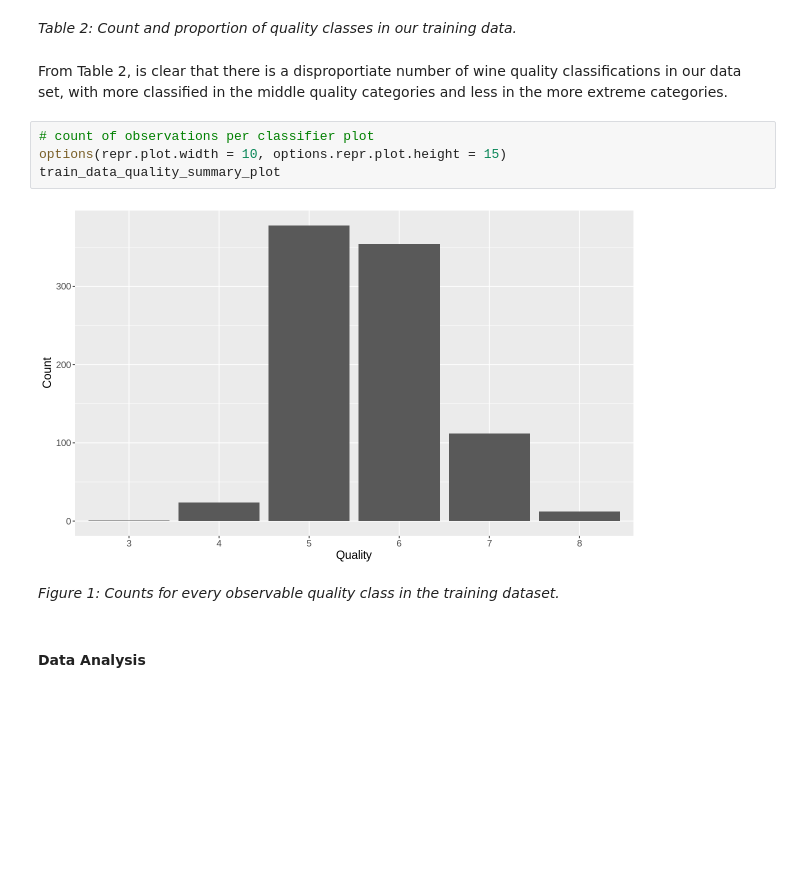
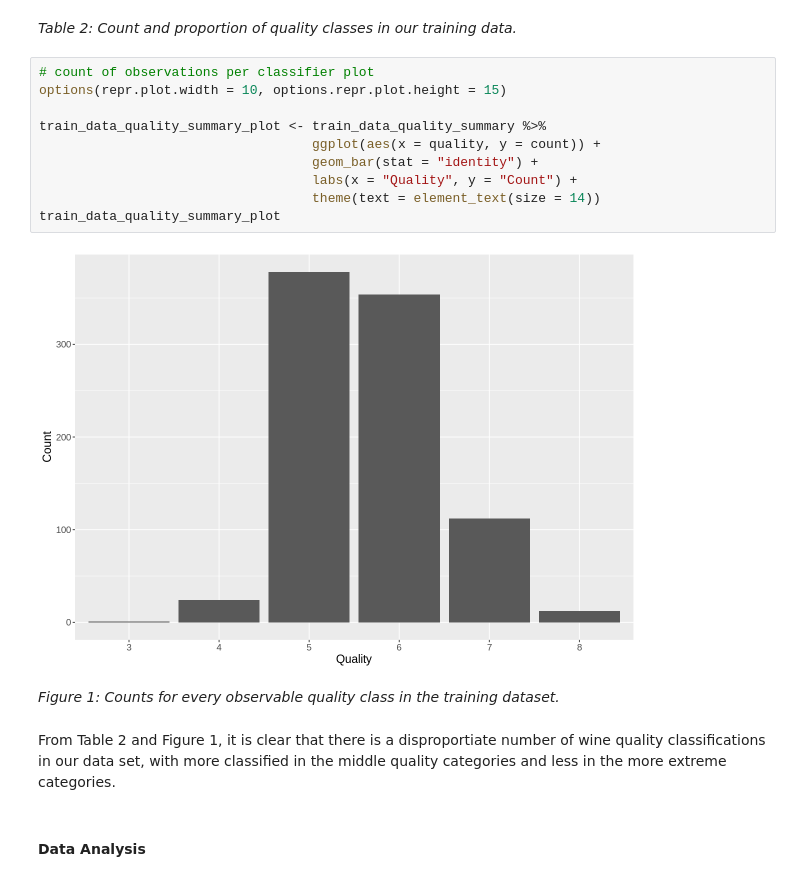
Before and after one commit to jon-chow/DSCI100-WineQualityAnalysis, a Jupyter notebook: FinalReport.ipynb, the cells around one changed output. Saved outputs shown, nothing was run; the diff lists cells and outputs as text; blank space fills up the shorter version.

Commit message:
text changes

```diff
--- a/FinalReport.ipynb
+++ b/FinalReport.ipynb
@@ -122,16 +137,22 @@ A tibble: 6 × 3
 | 8 | 12 | 1.3620885 |
 # %% [markdown]
 *Table 2: Count and proportion of quality classes in our training data.*
-# %% [markdown]
-From Table 2, is clear that there is a disproportiate number of wine quality classifications in our data set, with more classified in the middle quality categories and less in the more extreme categories.
 # %%
 # count of observations per classifier plot
 options(repr.plot.width = 10, options.repr.plot.height = 15)
+
+train_data_quality_summary_plot <- train_data_quality_summary %>%
+                                   ggplot(aes(x = quality, y = count)) +
+                                   geom_bar(stat = "identity") +
+                                   labs(x = "Quality", y = "Count") +
+                                   theme(text = element_text(size = 14))
 train_data_quality_summary_plot
 # %% [output]
-[figure, old version]
+[figure, new version]
 # %% [markdown]
 *Figure 1: Counts for every observable quality class in the training dataset.*
+# %% [markdown]
+From Table 2 and Figure 1, it is clear that there is a disproportiate number of wine quality classifications in our data set, with more classified in the middle quality categories and less in the more extreme categories.
 # %% [markdown]
 #### Data Analysis
 # %% [markdown]
```
Also changed, not shown: parts of 8 cells of this notebook.
